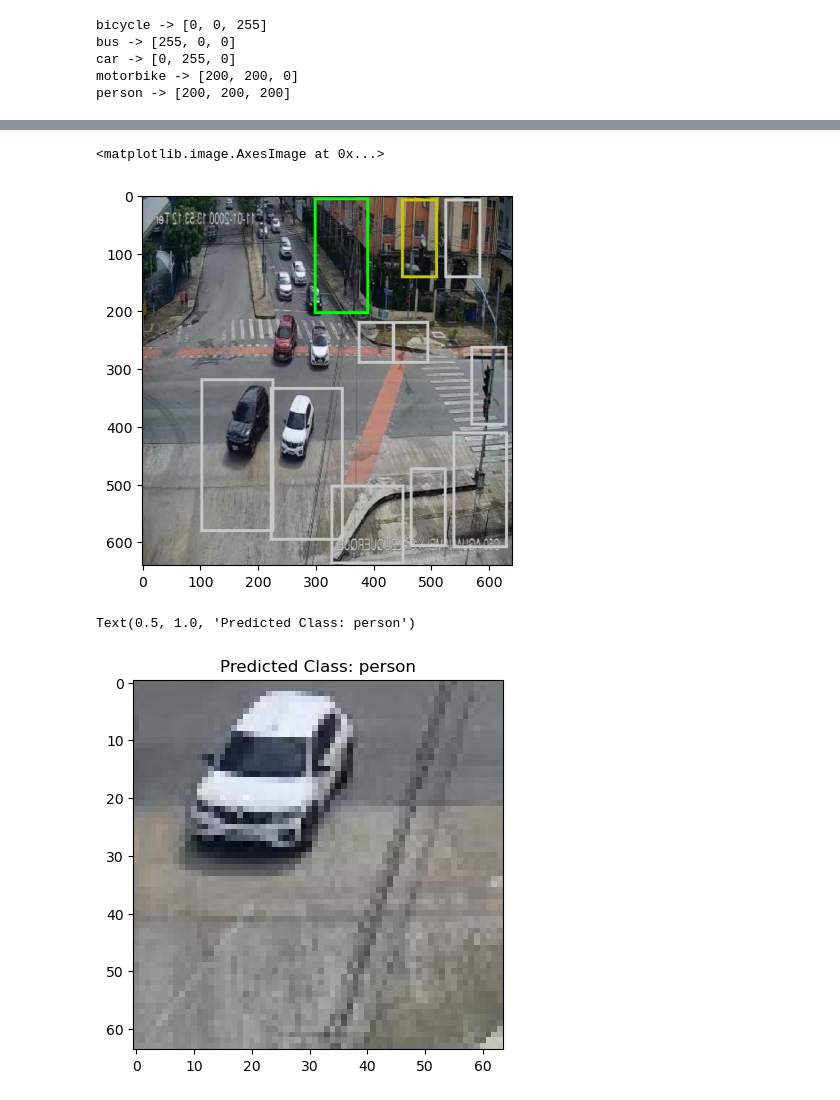
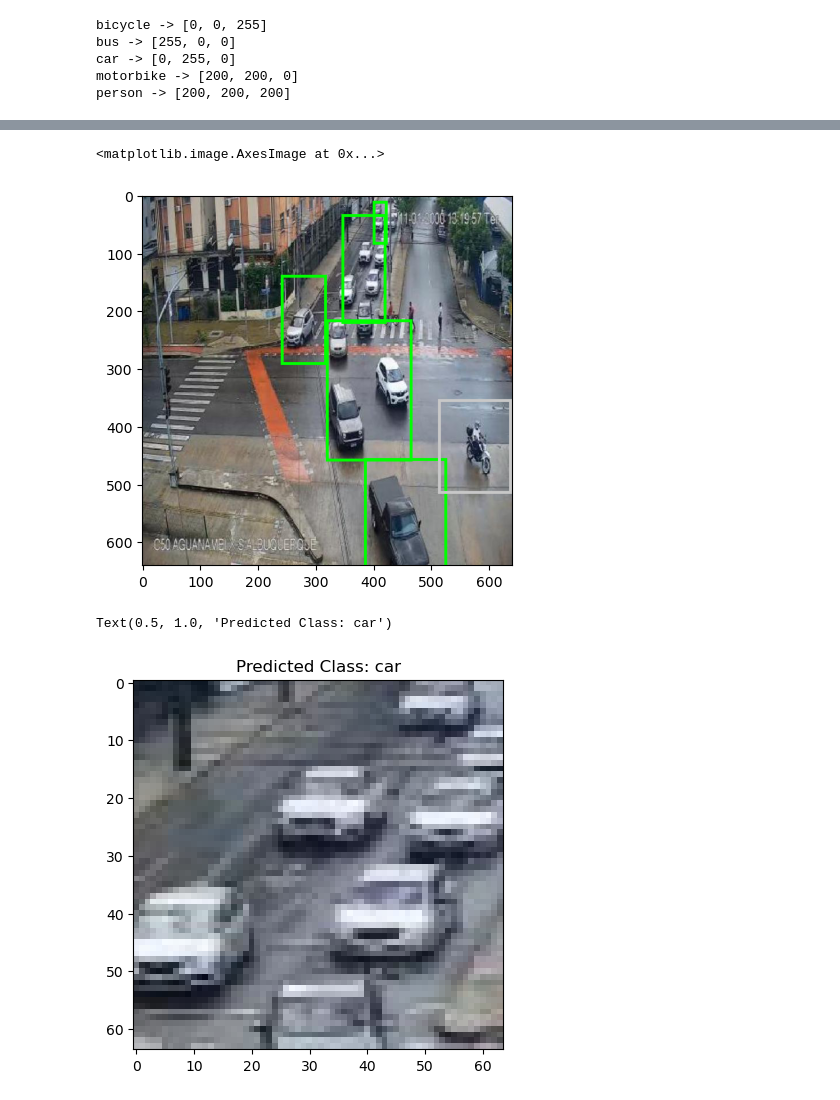
Before and after one commit to AsimWattoo/Traffic_Object_Detection_TensorFlow, a Jupyter notebook: RCNN.ipynb, the cells around one changed output, grey strips where cells are left out. Saved outputs shown, nothing was run; the diff lists cells and outputs as text; code cells hidden in the pictures.

```diff
--- a/RCNN.ipynb
+++ b/RCNN.ipynb
@@ -269,8 +296,8 @@ Predicted Class: person
 # %% [markdown]
 # Combining both models for final Result
 # %%
-rpn = load_model('region_proposal_network.h5')
-classifier = load_model('classification_network.h5')
+rpn = load_model('checkpoints/region_proposal_network.h5')
+classifier = load_model('checkpoints/rcnn.h5')
 # %%
 for class_name, color in zip(classes, colors):
     print(f'{class_name} -> {color}')
@@ -281,7 +308,7 @@ car -> [0, 255, 0]
 motorbike -> [200, 200, 0]
 person -> [200, 200, 200]
 # %%
-img_index = 24
+img_index = 7
 image, object_coords = cf.load_image(test_folder, test_images, test_labels, img_index)
 plt.imshow(image)
 # %% [output]
@@ -290,5 +317,5 @@ plt.imshow(image)
 # %%
 region_ratios = [[1, 1], [2, 1]]
 region_scales = [32, 48, 64]
-detected_regions, detected_classes = cf.detect_objects(image, rpn, classifier, region_ratios, region_scales)
+detected_regions, detected_classes = cf.detect_objects(image, rpn, classifier, 0.85)
 # %% [output]
@@ -304,13 +330,13 @@ for region, region_class in zip(detected_regions, detected_classes):
 plt.imshow(copied_image)
 # %% [output]
 <matplotlib.image.AxesImage at 0x...>
-[figure, old version]
+[figure, new version]
 # %%
-region_index = 7
+region_index = 3
 selected_region = detected_regions[region_index]
 resized_image =  cf.resize_region(image, selected_region[0], selected_region[1], selected_region[2], selected_region[3])
 plt.imshow(resized_image)
 plt.title(f'Predicted Class: {classes[detected_classes[region_index]]}')
 # %% [output]
-Text(0.5, 1.0, 'Predicted Class: person')
+Text(0.5, 1.0, 'Predicted Class: car')
-[figure, old version]
+[figure, new version]
```
Also changed, not shown: parts of 16 cells of this notebook, 9 other files.
